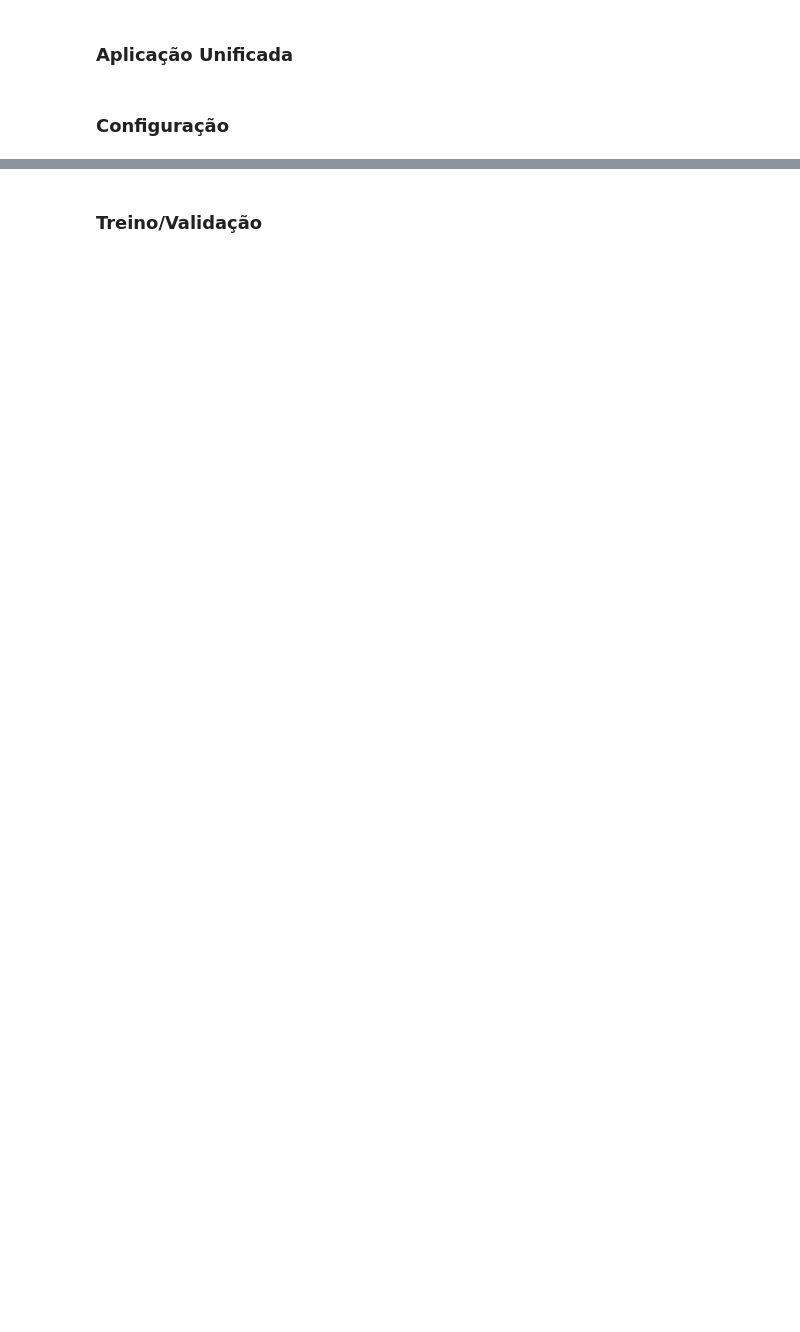
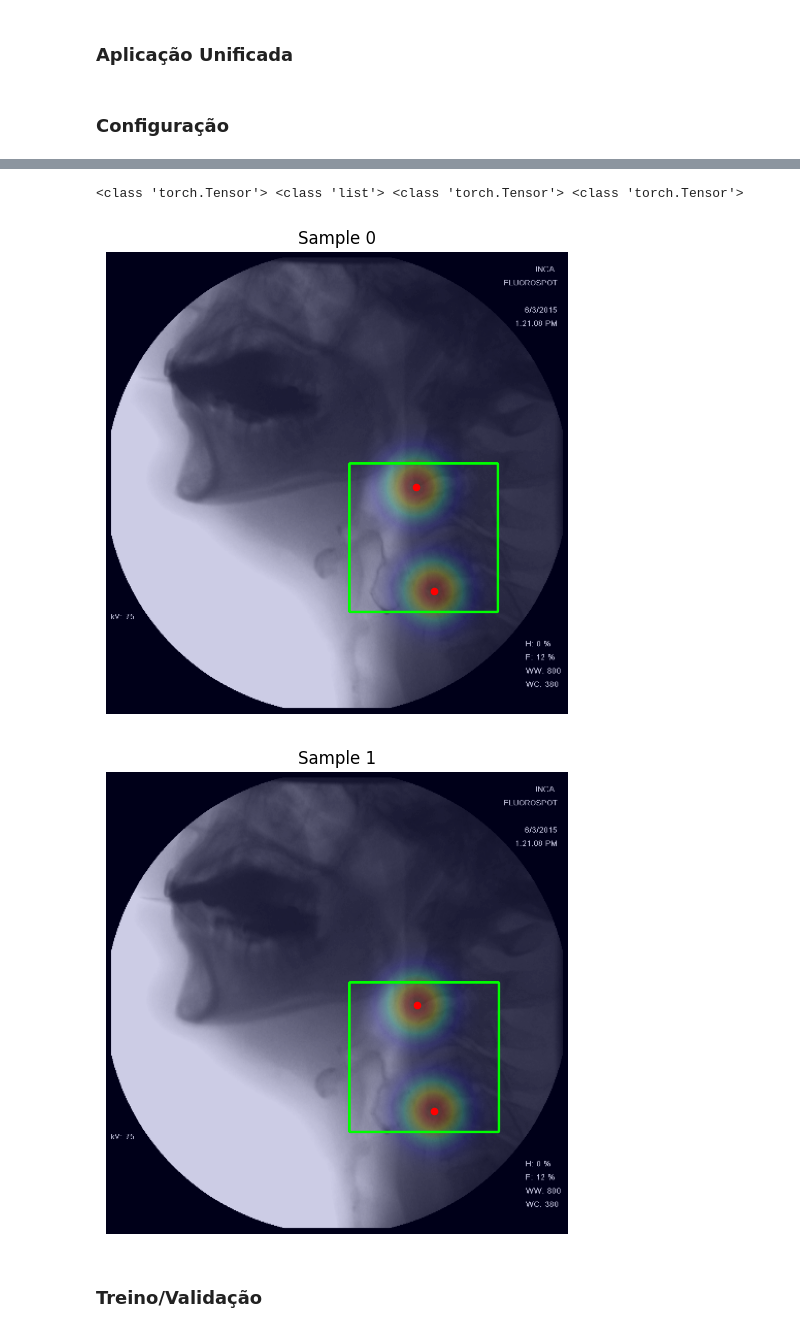
Before and after one commit to Vinicius0300/INF2008_code, a Jupyter notebook: aplicacao_unificada.ipynb, the cells around one changed output, grey strips where cells are left out. Drawn from its saved outputs; the diff is of its cells as text; code cells hidden in the pictures; blank space fills up the shorter version.

```diff
--- a/aplicacao_unificada.ipynb
+++ b/aplicacao_unificada.ipynb
@@ -165,15 +174,19 @@ avalia_status_GPU()
 # %%
 # Conjunto de Teste - PODE APAGAR (só um teste)
 test_dataset = VFSSImageDataset(
-    video_frame_df = df_test,
+    video_frame_df = config.df_test,
     output_dim = output_dim,
     transform = transform_puro,      # Sempre sem augmentation para o Teste, então deve ser deterministico -> Resize + ToTensor
-    sigma_heatmap = sigma_heatmap,
+    sigma_heatmap = config.sigma_heatmap,
 )
 
 print(type(test_dataset[0][0]), type(test_dataset[0][1]), type(test_dataset[0][2]), type(test_dataset[0][3]))
 for i in range(2):
     test_dataset.plot_sample(i, True, True, True)
+# %% [output]
+<class 'torch.Tensor'> <class 'list'> <class 'torch.Tensor'> <class 'torch.Tensor'>
+[figure, added]
+[figure, added]
 # %% [markdown]
 ### **Treino/Validação**
 # %%
```
Also changed, not shown: parts of 4 cells of this notebook, 6 other files.
